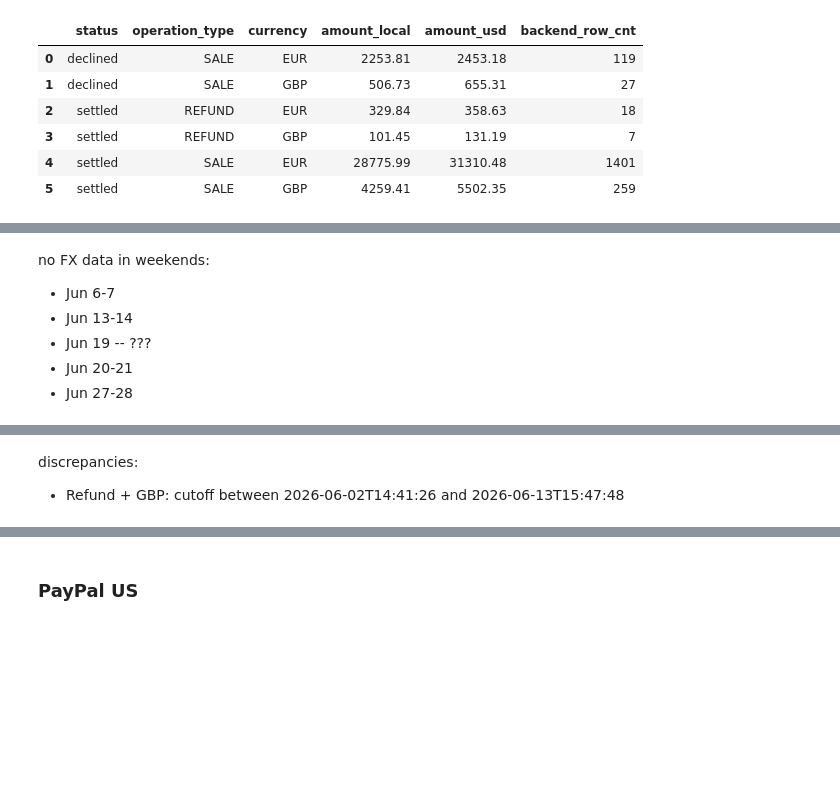
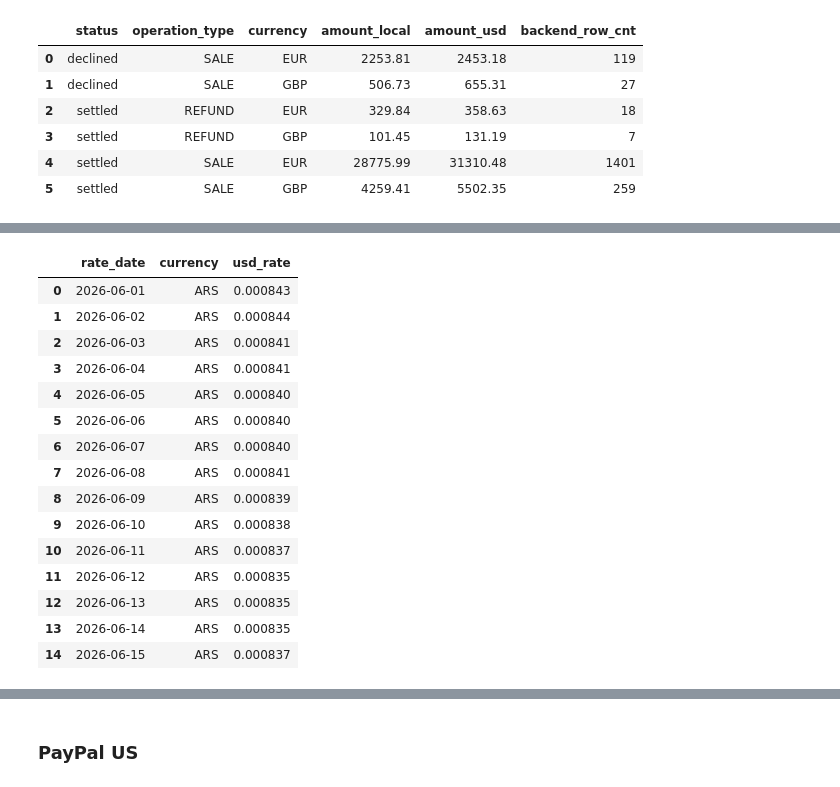
Before and after one commit to am-tropin/test-simple-life-app, a Jupyter notebook: task.ipynb, the cells around one changed output, grey strips where cells are left out. Drawn from its saved outputs; the diff is of its cells as text; code cells hidden in the pictures; blank space fills up the shorter version.

```diff
--- a/task.ipynb
+++ b/task.ipynb
@@ -401,10 +563,70 @@ df_fx_rates
-# %% [markdown]
-no FX data in weekends:
-- Jun 6-7
-- Jun 13-14
-- Jun 19 -- ???
-- Jun 20-21
-- Jun 27-28
+# %%
+fx_rates2 = """
+WITH RECURSIVE dates(rate_date) AS (
+    SELECT MIN(rate_date)
+    FROM (
+        select *
+            , row_number() over (partition by rate_date, currency order by published_at desc) as rn
+        from fx_rates
+    )
+    where rn=1
+    UNION ALL
+    SELECT date(rate_date, '+1 day')
+    FROM dates
+    WHERE rate_date < (SELECT MAX(rate_date) FROM fx_rates)
+),
+
+currencies AS (
+    SELECT DISTINCT currency
+    FROM fx_rates
+),
+
+fx_rates_upd AS (
+    SELECT
+        dates.rate_date,
+        c.currency,
+        (
+            SELECT t.usd_rate
+            FROM (
+                select *
+                    , row_number() over (partition by rate_date, currency order by published_at desc) as rn
+                from fx_rates
+            ) t
+            WHERE t.rate_date <= dates.rate_date
+                AND t.currency = c.currency
+                AND t.usd_rate IS NOT NULL
+                AND t.rn=1
+            ORDER BY currency, t.rate_date DESC
+            LIMIT 1
+        ) AS usd_rate
+    FROM dates
+    CROSS JOIN currencies c
+    where dates.rate_date >= '2026-06-01'
+    ORDER BY c.currency, dates.rate_date
+)
+select *
+from fx_rates_upd
+;
+"""
+df_fx_rates2 = pd.read_sql(fx_rates2, conn)
+df_fx_rates2.head(15)
+# %% [output]
+|  | rate_date | currency | usd_rate |
+| 0 | 2026-06-01 | ARS | 0.000843 |
+| 1 | 2026-06-02 | ARS | 0.000844 |
+| 2 | 2026-06-03 | ARS | 0.000841 |
+| 3 | 2026-06-04 | ARS | 0.000841 |
+| 4 | 2026-06-05 | ARS | 0.000840 |
+| 5 | 2026-06-06 | ARS | 0.000840 |
+| 6 | 2026-06-07 | ARS | 0.000840 |
+| 7 | 2026-06-08 | ARS | 0.000841 |
+| 8 | 2026-06-09 | ARS | 0.000839 |
+| 9 | 2026-06-10 | ARS | 0.000838 |
+| 10 | 2026-06-11 | ARS | 0.000837 |
+| 11 | 2026-06-12 | ARS | 0.000835 |
+| 12 | 2026-06-13 | ARS | 0.000835 |
+| 13 | 2026-06-14 | ARS | 0.000835 |
+| 14 | 2026-06-15 | ARS | 0.000837 |
 # %%
 query_paypal_eu_backend0 = """
 SELECT *
@@ -437,6 +659,3 @@ result_paypal_eu_backend0
 | 24 | TXN-102860 | ORD-502860 | SALE | declined | paypal_eu | 6F01N568XR1F3BKPL | sub_monthly | GB | GBP | ... |
 | 25 | TXN-103729 | ORD-503729 | SALE | declined | paypal_eu | WSDWN84D86GKHMQ4K | sub_monthly | GB | GBP | ... |
 | 26 | TXN-103047 | ORD-503047 | SALE | declined | paypal_eu | NBRP8CD49FJXDKRTR | sub_monthly | GB | GBP | ... |
-# %% [markdown]
-discrepancies:
-- Refund + GBP: cutoff between 2026-06-02T14:41:26 and 2026-06-13T15:47:48
```
Also changed, not shown: parts of 19 cells of this notebook.
